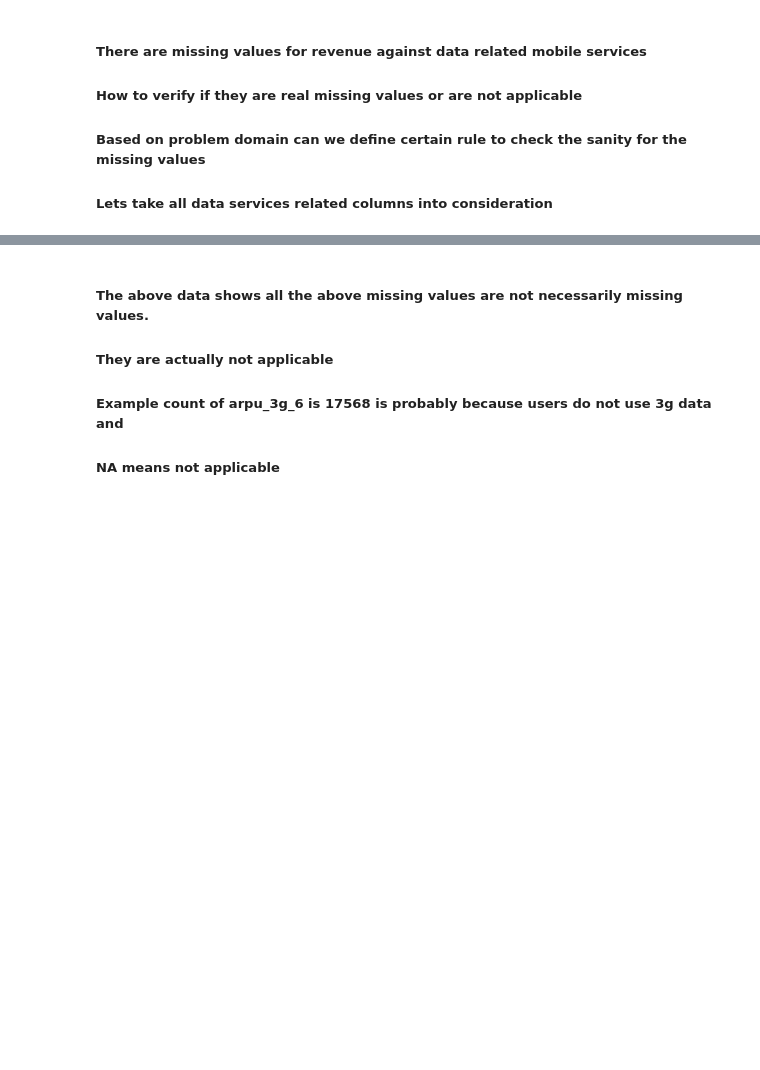
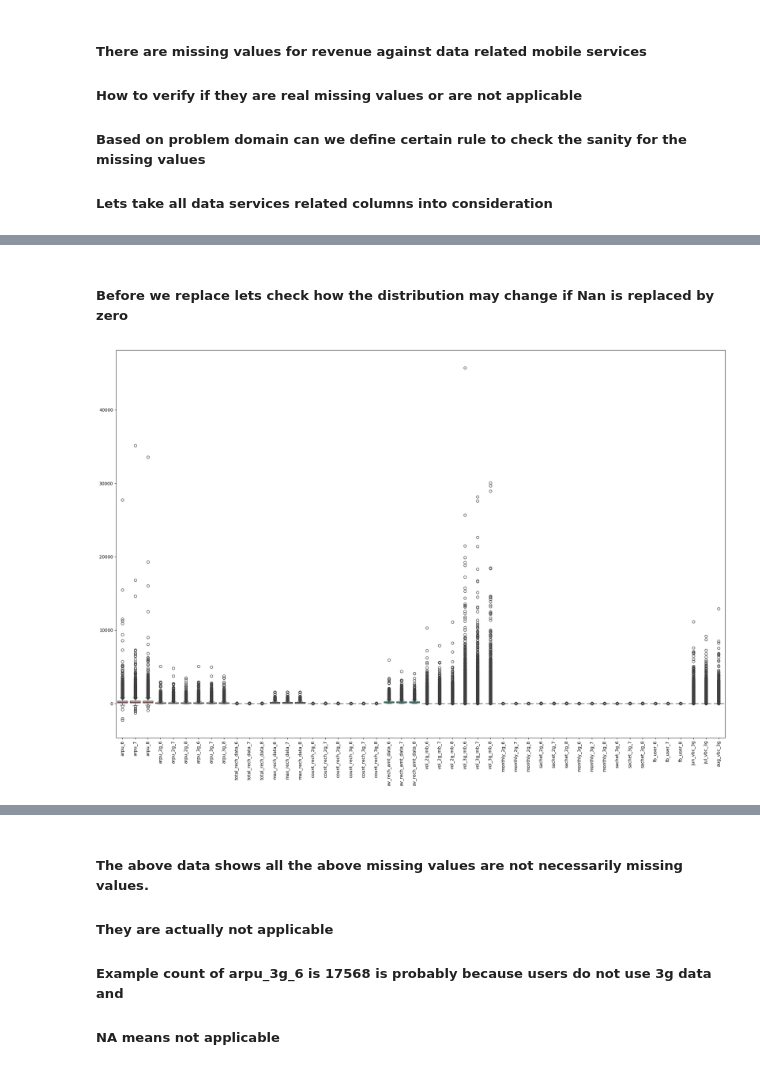
Before and after one commit to AnirudhaKundu/TelecomChurn_AnirudhaTemp, a Jupyter notebook: TelecomChurn.ipynb, the cells around one changed output, grey strips where cells are left out. Saved outputs shown, nothing was run; the diff lists cells and outputs as text; code cells hidden in the pictures; blank space fills up the shorter version.

```diff
--- a/TelecomChurn.ipynb
+++ b/TelecomChurn.ipynb
@@ -205,0 +212,10 @@ pd.reset_option('display.max_columns')
+# %%
+data_numeric_vars = ['arpu_6','arpu_7','arpu_8', 'arpu_2g_6','arpu_2g_7','arpu_2g_8',
+                       'arpu_3g_6','arpu_3g_7','arpu_3g_8' ,
+                            'total_rech_data_6', 'total_rech_data_7', 'total_rech_data_8', 'max_rech_data_6',
+                           'max_rech_data_7', 'max_rech_data_8','count_rech_2g_6','count_rech_2g_7', 'count_rech_2g_8',
+                            'count_rech_3g_6','count_rech_3g_7', 'count_rech_3g_8', 'av_rech_amt_data_6','av_rech_amt_data_7',
+                           'av_rech_amt_data_8', 'vol_2g_mb_6', 'vol_2g_mb_7','vol_2g_mb_8','vol_3g_mb_6', 'vol_3g_mb_7',
+                           'vol_3g_mb_8', 'monthly_2g_6','monthly_2g_7', 'monthly_2g_8', 'sachet_2g_6', 'sachet_2g_7', 'sachet_2g_8',
+                            'monthly_3g_6', 'monthly_3g_7', 'monthly_3g_8', 'sachet_3g_6', 'sachet_3g_7', 'sachet_3g_8',
+                            'fb_user_6', 'fb_user_7', 'fb_user_8','jun_vbc_3g','jul_vbc_3g','aug_vbc_3g']
@@ -205,0 +235,9 @@ pd.reset_option('display.max_columns')
+# %% [markdown]
+##### Before we replace lets check how the distribution may change if Nan is replaced by zero
+# %%
+plt.figure(figsize=(25,16))
+sns.boxplot(data= train_telecom[data_numeric_vars])
+plt.xticks(rotation=90)
+plt.show()
+# %% [output]
+[figure, added]
```
Also changed, not shown: parts of 25 cells of this notebook, 2 other files.
